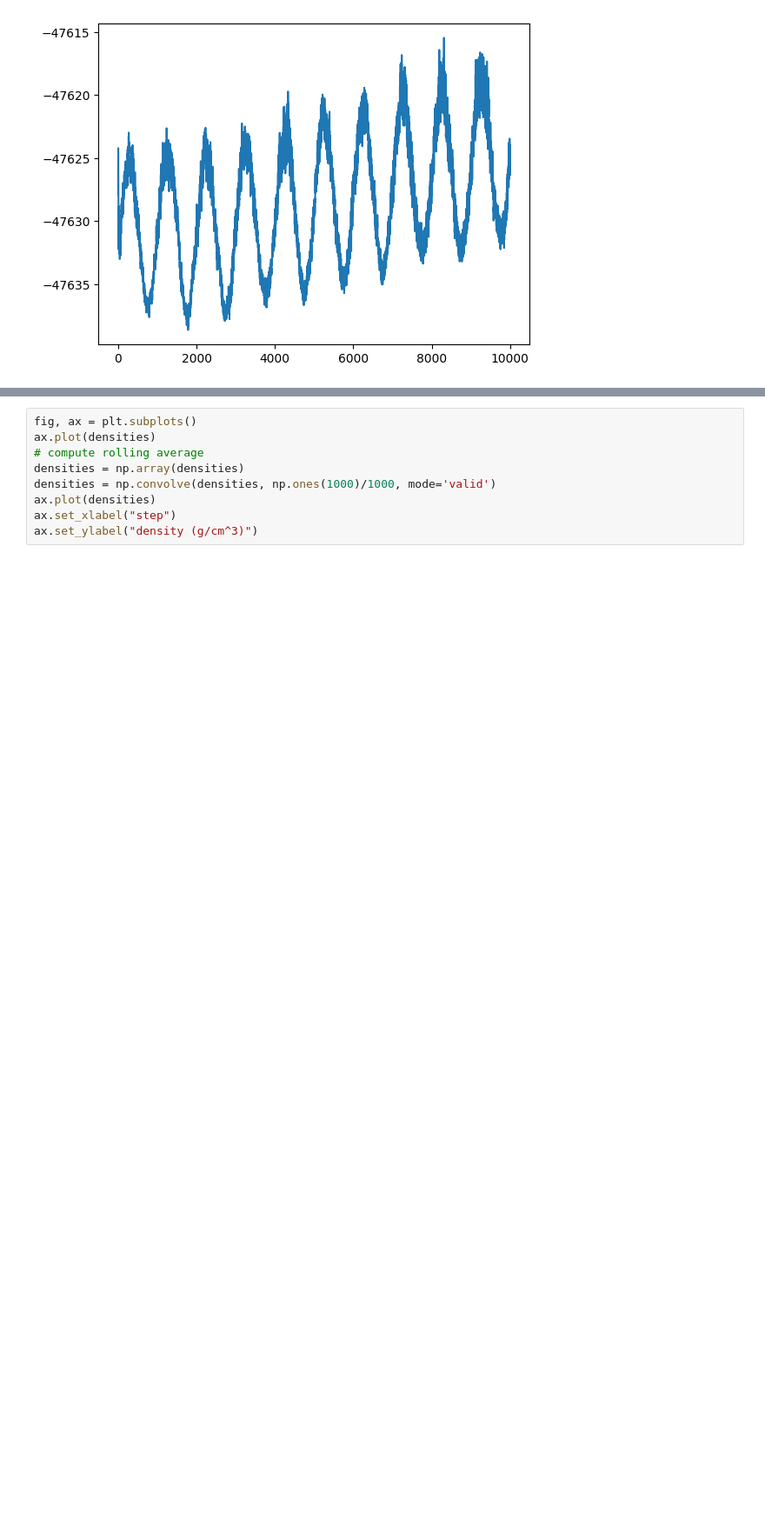
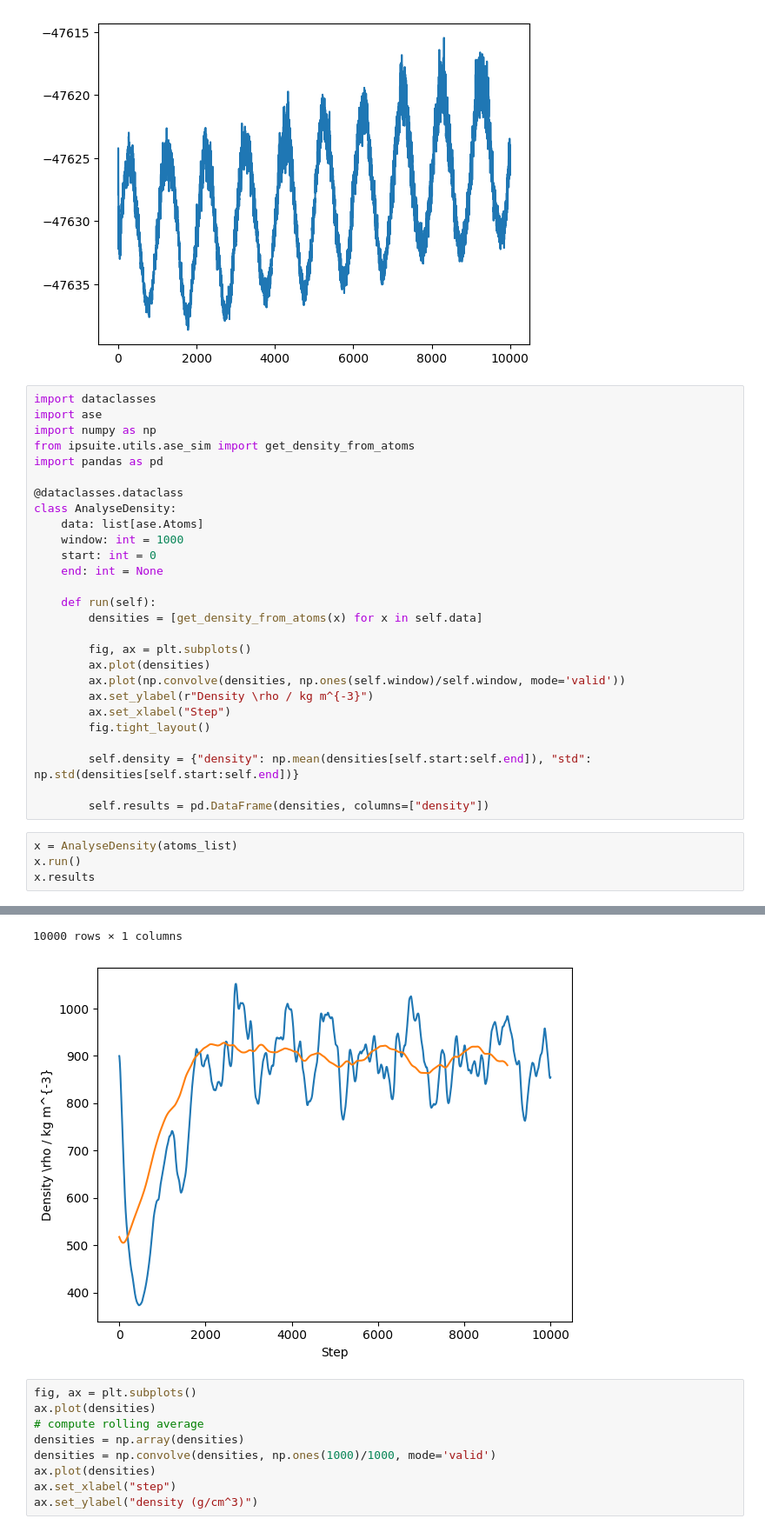
Before and after one commit to IPSProjects/BMIM-BF4, a Jupyter notebook: analysis.ipynb, the cells around one changed output, grey strips where cells are left out. Shown at 87% size. Cells and saved outputs as stored; diff of their text form; blank space fills up the shorter version.

Commit message:
density test run

```diff
--- a/analysis.ipynb
+++ b/analysis.ipynb
@@ -24,3 +24,35 @@ plt.plot([x.get_potential_energy() for x in atoms_list])
 # %% [output]
 [<matplotlib.lines.Line2D at 0x...>]
 [figure]
+# %%
+import dataclasses
+import ase
+import numpy as np
+from ipsuite.utils.ase_sim import get_density_from_atoms
+import pandas as pd
+
+@dataclasses.dataclass
+class AnalyseDensity:
+    data: list[ase.Atoms]
+    window: int = 1000
+    start: int = 0
+    end: int = None
+
+    def run(self):
+        densities = [get_density_from_atoms(x) for x in self.data]
+
+        fig, ax = plt.subplots()
+        ax.plot(densities)
+        ax.plot(np.convolve(densities, np.ones(self.window)/self.window, mode='valid'))
+        ax.set_ylabel(r"Density \rho / kg m^{-3}")
+        ax.set_xlabel("Step")
+        fig.tight_layout()
+
+        self.density = {"density": np.mean(densities[self.start:self.end]), "std": np.std(densities[self.start:self.end])}
+
+        self.results = pd.DataFrame(densities, columns=["density"])
+# %%
+x = AnalyseDensity(atoms_list)
+x.run()
+x.results
+# %% [output]
@@ -27,3 +71,5 @@ plt.plot([x.get_potential_energy() for x in atoms_list])
+10000 rows × 1 columns
+[figure, added]
 # %%
 fig, ax = plt.subplots()
 ax.plot(densities)
```
Also changed, not shown: parts of 2 cells of this notebook, 36 other files.
